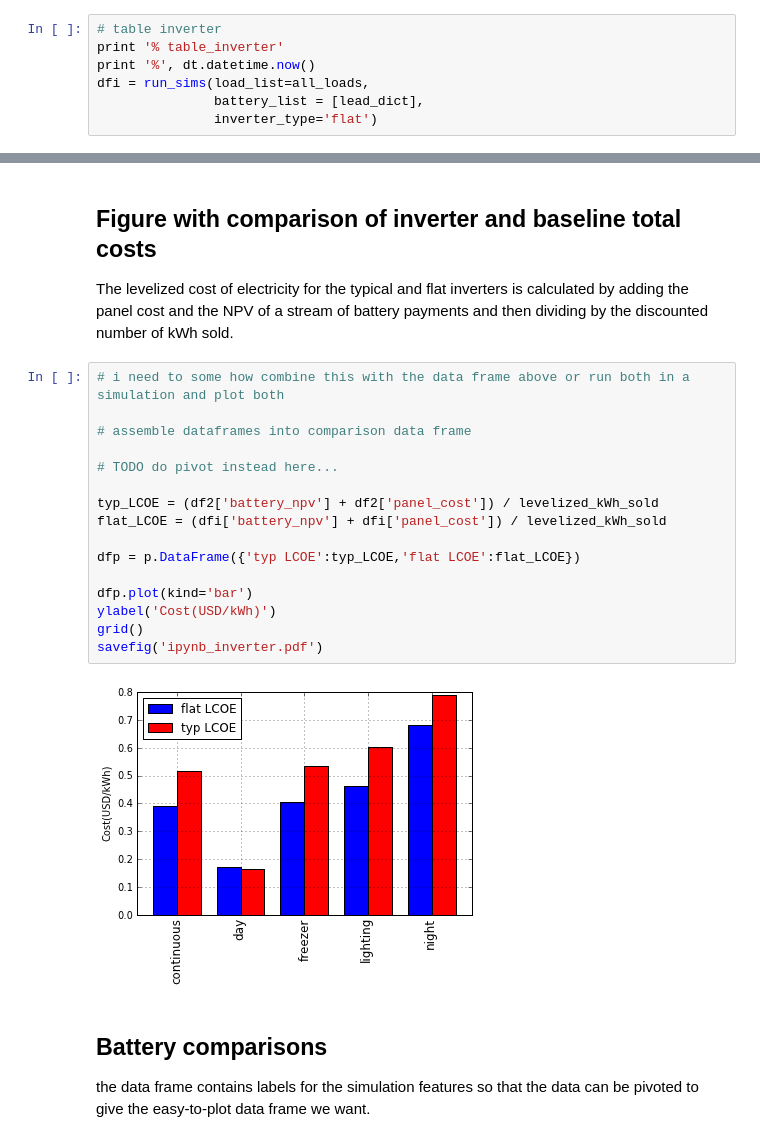
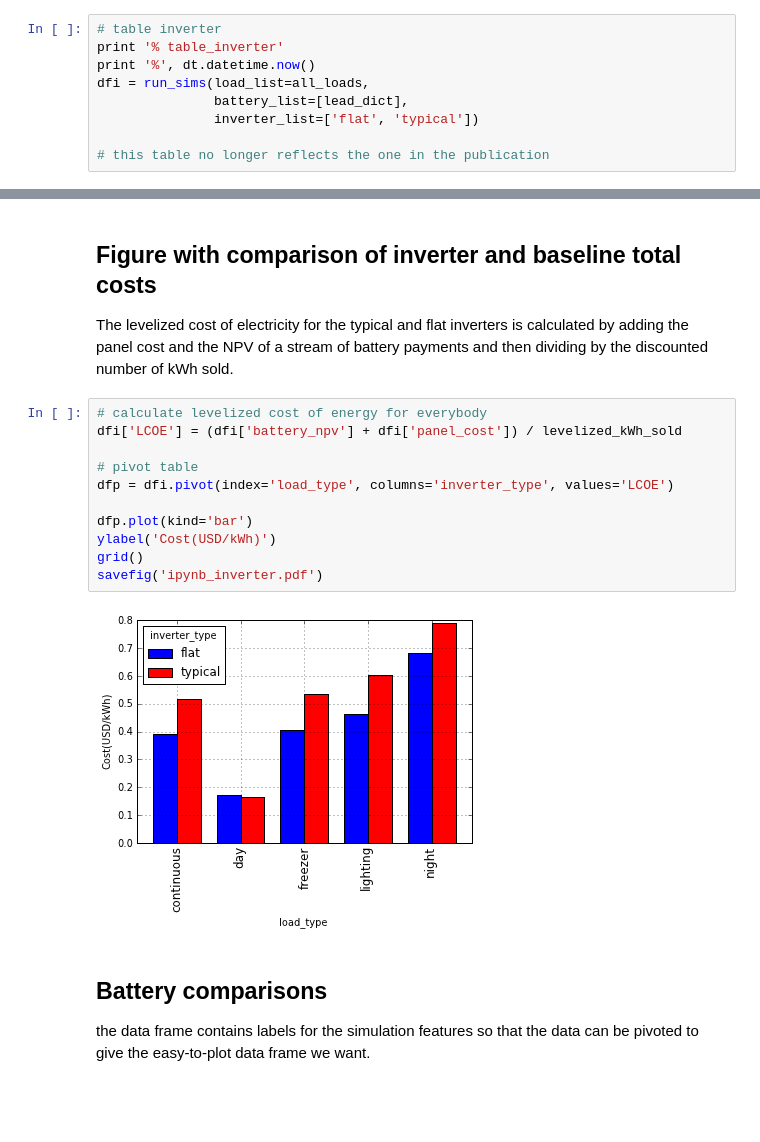
Before and after one commit to SEL-Columbia/load_shaping, a Jupyter notebook: py/tables.ipynb, the cells around one changed output, grey strips where cells are left out. Cells and saved outputs as stored; diff of their text form; blank space fills up the shorter version.

```diff
--- a/py/tables.ipynb
+++ b/py/tables.ipynb
@@ -90,7 +89,9 @@ savefig('ipynb_baseline.pdf')
 print '% table_inverter'
 print '%', dt.datetime.now()
 dfi = run_sims(load_list=all_loads,
-               battery_list = [lead_dict],
-               inverter_type='flat')
+               battery_list=[lead_dict],
+               inverter_list=['flat', 'typical'])
+
+# this table no longer reflects the one in the publication
 # %% [output]
 % table_inverter
@@ -106,24 +110,19 @@ flat freezer lead acid         & 0.53 & 2.44 & 4176 & 532 \\
 ## Figure with comparison of inverter and baseline total costs
 
 The levelized cost of electricity for the typical and flat inverters is calculated by adding the panel cost and the NPV of a stream of battery payments and then dividing by the discounted number of kWh sold.
-# %%
-# i need to some how combine this with the data frame above or run both in a simulation and plot both
-
-# assemble dataframes into comparison data frame
-
-# TODO do pivot instead here...
-
-typ_LCOE = (df2['battery_npv'] + df2['panel_cost']) / levelized_kWh_sold
-flat_LCOE = (dfi['battery_npv'] + dfi['panel_cost']) / levelized_kWh_sold
-
-dfp = p.DataFrame({'typ LCOE':typ_LCOE,'flat LCOE':flat_LCOE})
-
-dfp.plot(kind='bar')
-ylabel('Cost(USD/kWh)')
-grid()
-savefig('ipynb_inverter.pdf')
-# %% [output]
-[figure, removed]
+# %%
+# calculate levelized cost of energy for everybody
+dfi['LCOE'] = (dfi['battery_npv'] + dfi['panel_cost']) / levelized_kWh_sold
+
+# pivot table
+dfp = dfi.pivot(index='load_type', columns='inverter_type', values='LCOE')
+
+dfp.plot(kind='bar')
+ylabel('Cost(USD/kWh)')
+grid()
+savefig('ipynb_inverter.pdf')
+# %% [output]
+[figure, added]
 # %% [markdown]
 ## Battery comparisons
 
```
Also changed, not shown: parts of 8 cells of this notebook.
